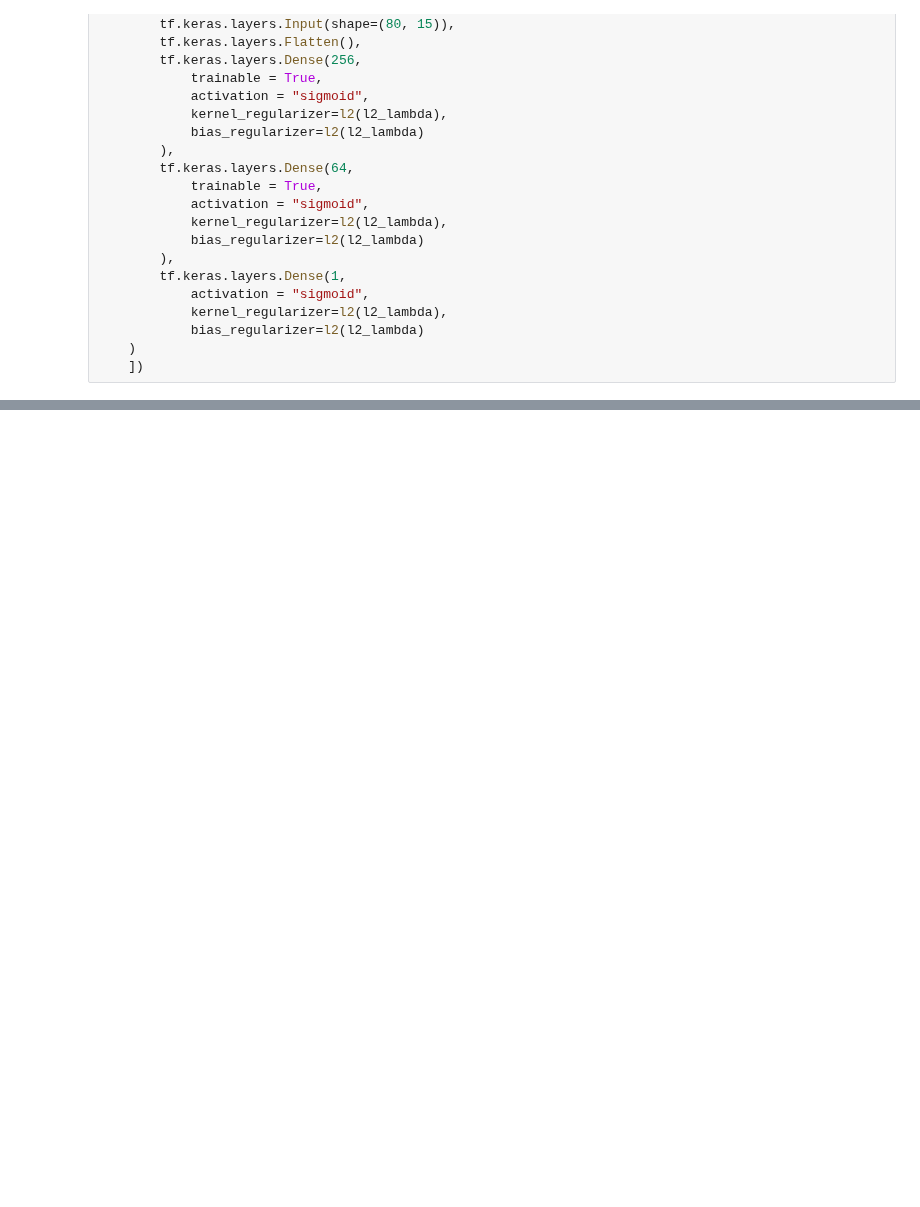
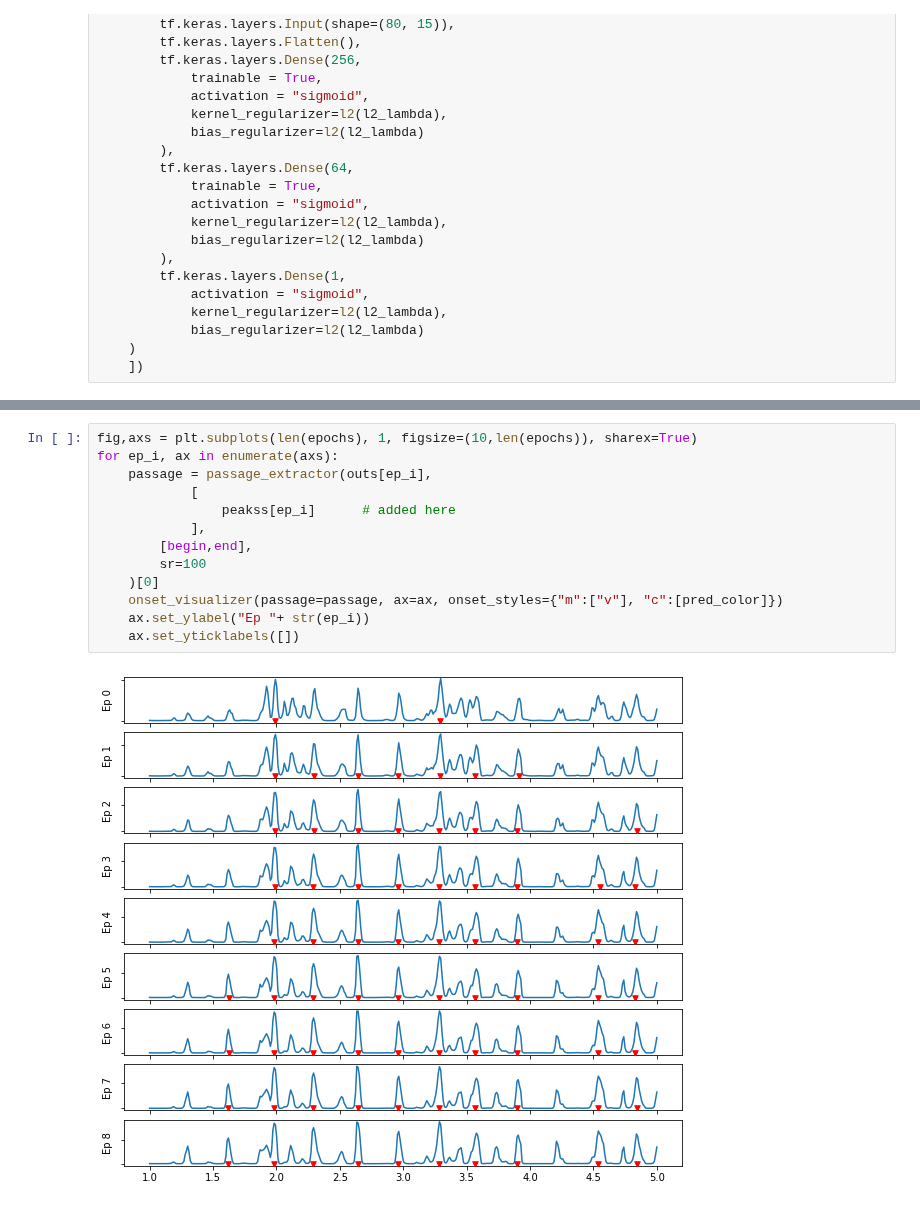
Before and after one commit to SimonFalk/beyondPianoRoll, a Jupyter notebook: flow.ipynb, the cells around one changed output, grey strips where cells are left out. Drawn from its saved outputs; the diff is of its cells as text; blank space fills up the shorter version.

```diff
--- a/flow.ipynb
+++ b/flow.ipynb
@@ -530,0 +631,15 @@ plt.legend(["Training", "Validation"])
+# %%
+fig,axs = plt.subplots(len(epochs), 1, figsize=(10,len(epochs)), sharex=True)
+for ep_i, ax in enumerate(axs):
+    passage = passage_extractor(outs[ep_i],
+            [
+                peakss[ep_i]      # added here
+            ],
+        [begin,end],
+        sr=100
+    )[0]
+    onset_visualizer(passage=passage, ax=ax, onset_styles={"m":["v"], "c":[pred_color]})
+    ax.set_ylabel("Ep "+ str(ep_i))
+    ax.set_yticklabels([])
+# %% [output]
+[figure, added]
```
Also changed, not shown: parts of 11 cells of this notebook.
